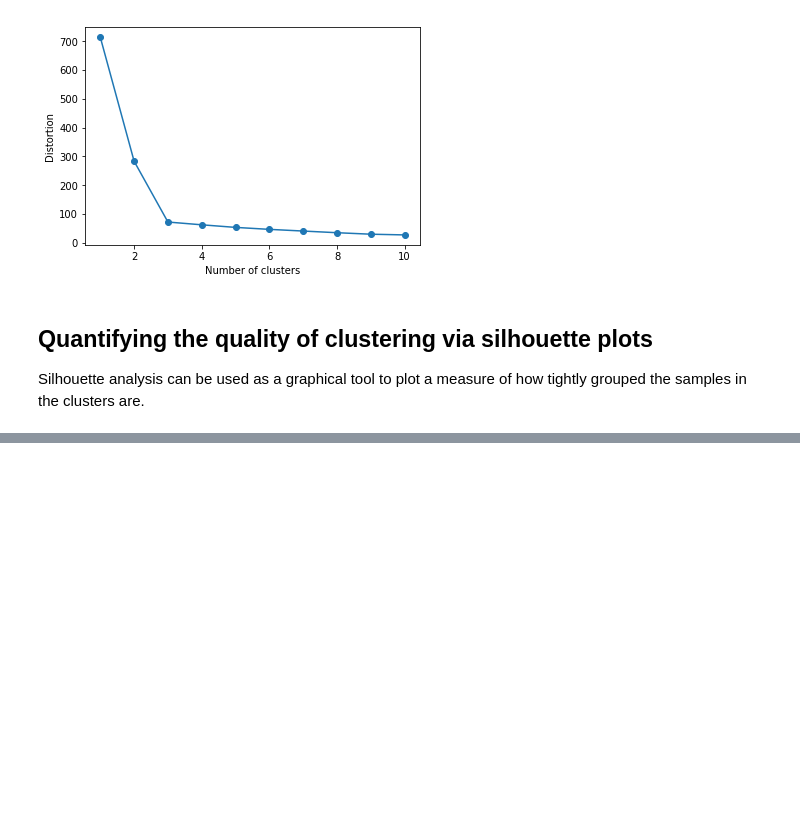
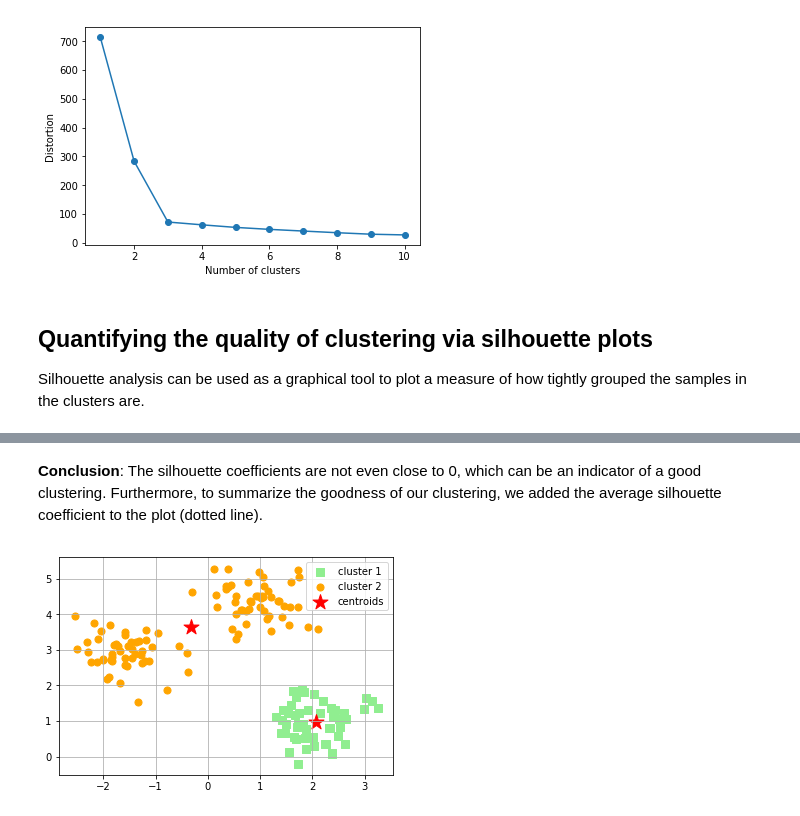
Before and after one commit to prakharchoudhary/cluster-mania, a Jupyter notebook: clustering.ipynb, the cells around one changed output, grey strips where cells are left out. Saved outputs shown, nothing was run; the diff lists cells and outputs as text; code cells hidden in the pictures; blank space fills up the shorter version.

```diff
--- a/clustering.ipynb
+++ b/clustering.ipynb
@@ -157,0 +185,40 @@ silhouette_vals = silhouette_samples(X,y_km,
+# %% [markdown]
+__Conclusion__: The silhouette coefficients are not even close to 0, which can be an indicator of a good clustering. Furthermore, to summarize the goodness of our clustering, we added the average silhouette coefficient to the plot (dotted line).
+# %%
+"""
+Let's plot the silhouette analysis for bad clustering
+"""
+km = KMeans(n_clusters=2,
+            init='k-means++',
+            n_init=10,
+            max_iter=300,
+            tol=1e-04,
+            random_state=0)
+y_km = km.fit_predict(X)
+
+plt.scatter(X[y_km==0,0],
+            X[y_km==0,1],
+            s=50, c='lightgreen',
+            marker='s',
+            label='cluster 1')
+
+plt.scatter(X[y_km==1,0],
+            X[y_km==1,1],
+            s=50,
+            c='orange',
+            marker='o',
+            label='cluster 2')
+
+plt.scatter(km.cluster_centers_[:,0],
+            km.cluster_centers_[:,1],
+            s=250,
+            marker='*',
+            c='red',
+            label='centroids')
+plt.legend()
+plt.grid()
+plt.show()
+# saveimg('bad-clustering')
+plt.gcf().clear()
+# %% [output]
+[figure, added]
```
Also changed, not shown: parts of 1 cell of this notebook, 3 other files.
